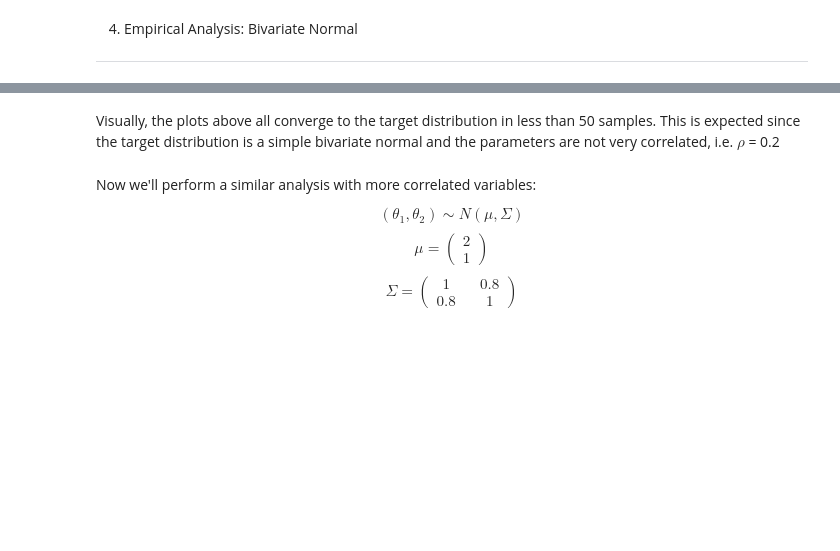
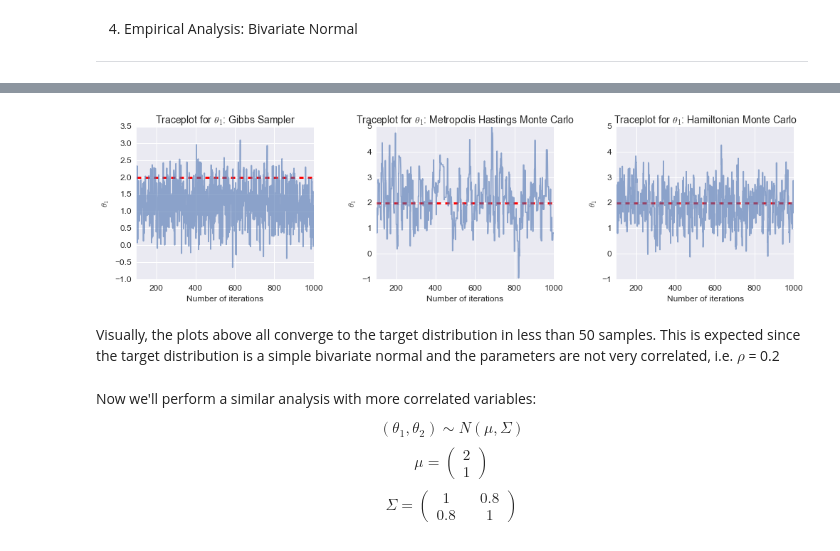
Before and after one commit to ilanman/STA663, a Jupyter notebook: Hamiltonian_Monte_Carlo.ipynb, the cells around one changed output, grey strips where cells are left out. Drawn from its saved outputs; the diff is of its cells as text; code cells hidden in the pictures; blank space fills up the shorter version.

```diff
--- a/Hamiltonian_Monte_Carlo.ipynb
+++ b/Hamiltonian_Monte_Carlo.ipynb
@@ -115,4 +110,4 @@ w = 0.2
 
 # hmc params
 delta = 0.3
-leap = 30
+leap = 3
@@ -596,3 +461,42 @@ pass
+# %%
+def traceplots(x_GIBBS, x_MHMC, x_HMC):
+
+    """
+    TRACE PLOTS
+    """
+    fig, axes = plt.subplots(nrows=1, ncols=3, figsize=(14,4))
+    xloc = plt.MaxNLocator(5)
+
+    axes[0].plot(range(100,N),x_GIBBS[100:,0],alpha=0.6)
+    axes[0].hlines(2,100,1000,color='red',linewidth=3,linestyle='--')
+    axes[0].set_title("Traceplot for " r"$\theta_1$: Gibbs Sampler",size=14)
+    axes[0].tick_params(axis='both', which='major', labelsize=12)
+    axes[0].set_ylabel(r"$\theta_1$",size=12)
+    axes[0].set_xlabel("Number of iterations",size=12)
+    axes[0].xaxis.set_major_locator(yloc)
+
+    axes[1].plot(range(100,N),x_MHMC[100:,0],alpha=0.6)
+    axes[1].hlines(2,100,1000,color='red',linewidth=3,linestyle='--')
+    axes[1].set_title("Traceplot for " r"$\theta_1$: Metropolis Hastings Monte Carlo",size=14)
+    axes[1].tick_params(axis='both', which='major', labelsize=12)
+    axes[1].set_ylabel(r"$\theta_1$",size=12)
+    axes[1].set_xlabel("Number of iterations",size=12)
+    axes[1].xaxis.set_major_locator(yloc)
+
+    axes[2].plot(range(100,N),x_HMC[100:,0],alpha=0.6)
+    axes[2].hlines(2,100,1000,color='red',linewidth=3,linestyle='--')
+    axes[2].set_title("Traceplot for " r"$\theta_1$: Hamiltonian Monte Carlo",size=14)
+    axes[2].tick_params(axis='both', which='major', labelsize=12)
+    axes[2].set_ylabel(r"$\theta_1$",size=12)
+    axes[2].set_xlabel("Number of iterations",size=12)
+    axes[2].xaxis.set_major_locator(yloc)
+    fig.tight_layout()
+
+    pass
+# %%
+traceplots(x_GIBBS, x_MHMC, x_HMC)
+# %% [output]
+[figure, added]
 # %% [markdown]
 Visually, the plots above all converge to the target distribution in less than 50 samples. This is expected since the target distribution is a simple bivariate normal and the parameters are not very correlated, i.e. $\rho$ = 0.2
 # %% [markdown]
```
Also changed, not shown: parts of 47 cells of this notebook.
